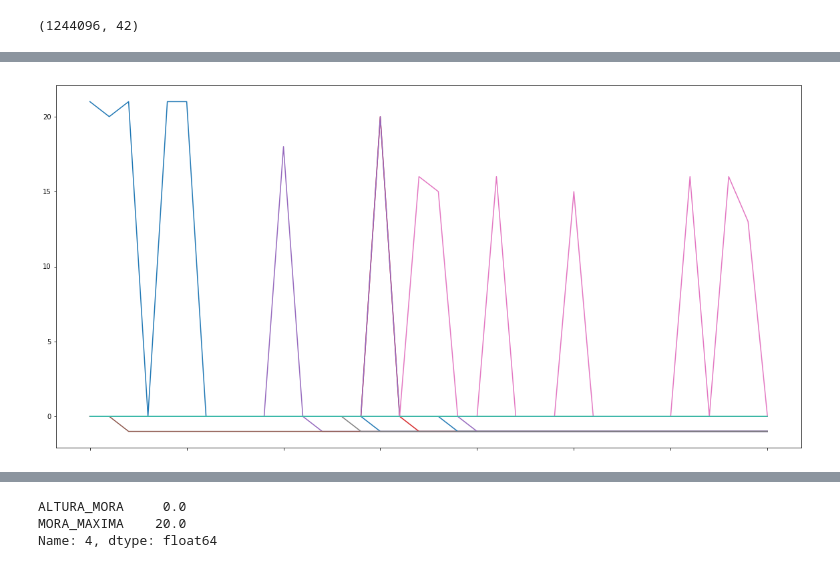
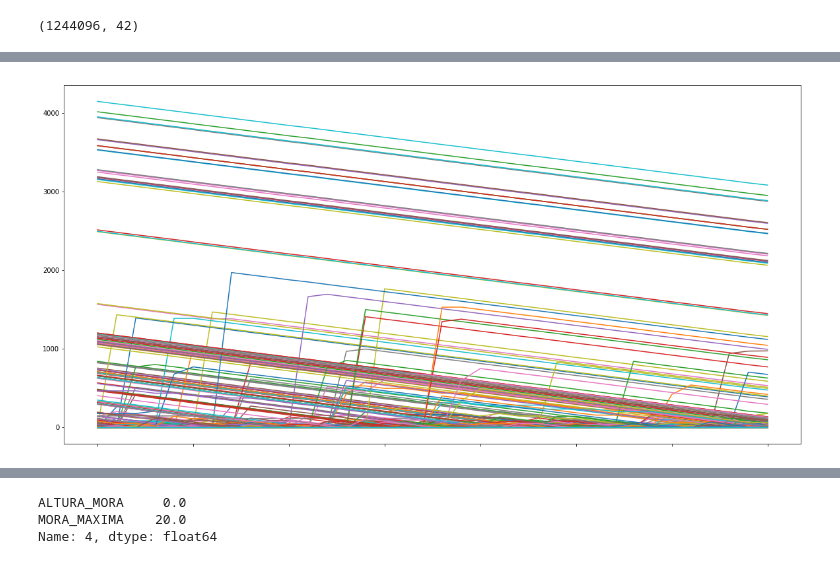
Before and after one commit to luisantonioig/financial_behavior, a Jupyter notebook: Financial Behavior.ipynb, the cells around one changed output, grey strips where cells are left out. Cells and saved outputs as stored; diff of their text form; code cells hidden in the pictures.

```diff
--- a/Financial Behavior.ipynb
+++ b/Financial Behavior.ipynb
@@ -31,4 +124,4 @@ data = 0
 # %%
-X.iloc[:20,:].T.plot(figsize=(20,10)).get_legend().remove()
+data.iloc[2000:4000,2:38].T.plot(figsize=(20,10)).get_legend().remove()
 # %% [output]
-[figure, old version]
+[figure, new version]
```
Also changed, not shown: parts of 17 cells of this notebook.
